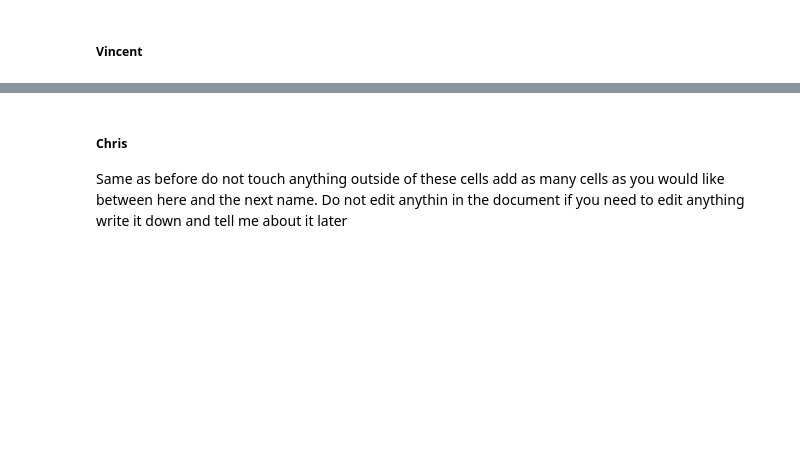
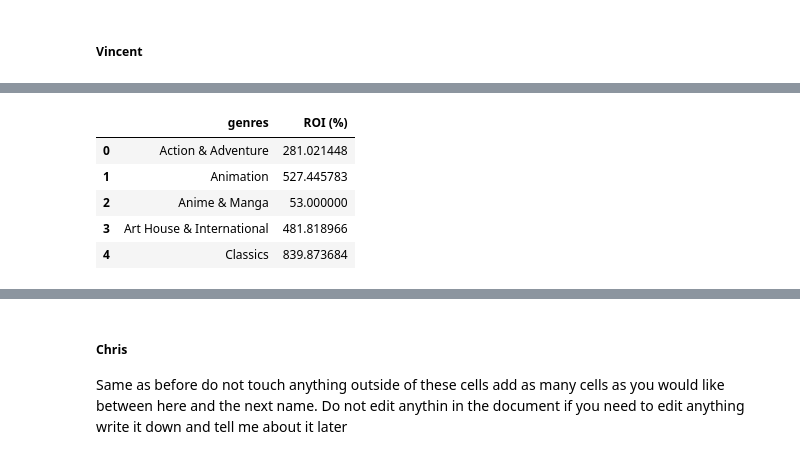
Before and after one commit to Tdoggie/phase-2-project, a Jupyter notebook: index.ipynb, the cells around one changed output, grey strips where cells are left out. Saved outputs shown, nothing was run; the diff lists cells and outputs as text; code cells hidden in the pictures; blank space fills up the shorter version.

```diff
--- a/index.ipynb
+++ b/index.ipynb
@@ -757,0 +840,11 @@ Same as before do not touch anything outside of these cells add as many cells as
+# %%
+#  Group by 'genres' and calculate average ROI
+grouped_table = exploded_table.groupby('genres')['ROI (%)'].mean().reset_index()
+grouped_table.head()
+# %% [output]
+|  | genres | ROI (%) |
+| 0 | Action & Adventure | 281.021448 |
+| 1 | Animation | 527.445783 |
+| 2 | Anime & Manga | 53.000000 |
+| 3 | Art House & International | 481.818966 |
+| 4 | Classics | 839.873684 |
```
Also changed, not shown: parts of 17 cells of this notebook.
